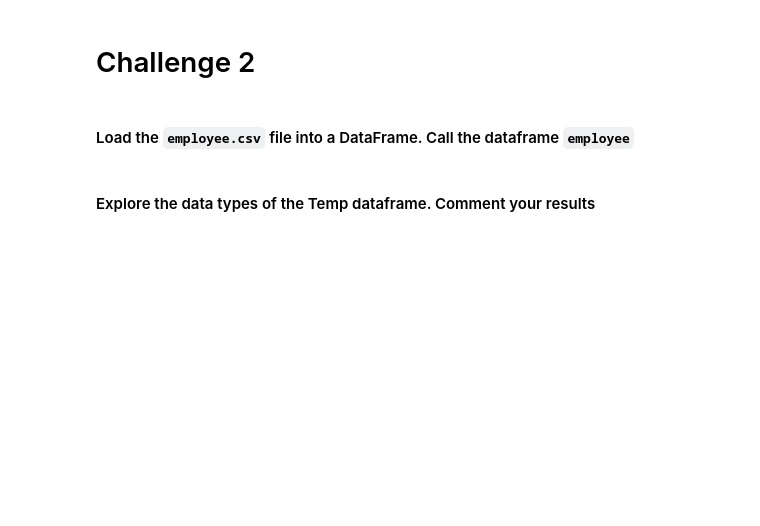
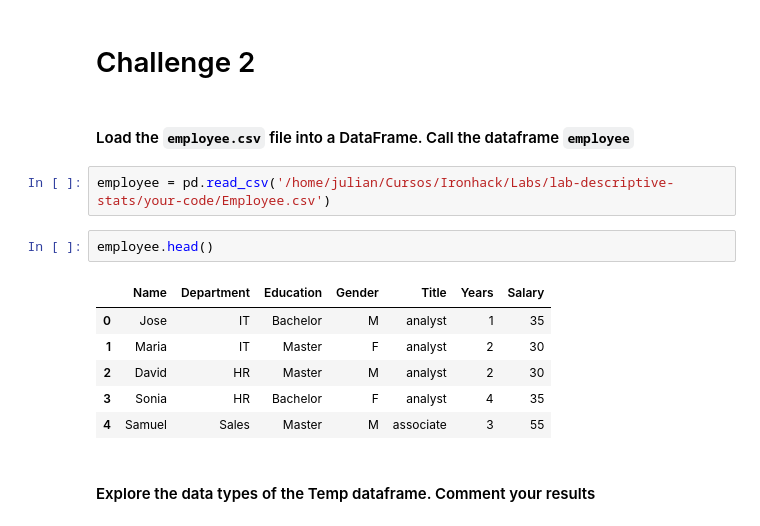
Before and after one commit to JulianTrufero/lab-descriptive-stats, a Jupyter notebook: your-code/main_2.ipynb, the cells around one changed output. Drawn from its saved outputs; the diff is of its cells as text; blank space fills up the shorter version.

```diff
--- a/your-code/main_2.ipynb
+++ b/your-code/main_2.ipynb
@@ -44,5 +133,16 @@ temp = pd.read_csv('/home/julian/Cursos/Ironhack/Labs/lab-descriptive-stats/your
 # Challenge 2
 # %% [markdown]
 #### Load the `employee.csv` file into a DataFrame. Call the dataframe `employee`
+# %%
+employee = pd.read_csv('/home/julian/Cursos/Ironhack/Labs/lab-descriptive-stats/your-code/Employee.csv')
+# %%
+employee.head()
+# %% [output]
+|  | Name | Department | Education | Gender | Title | Years | Salary |
+| 0 | Jose | IT | Bachelor | M | analyst | 1 | 35 |
+| 1 | Maria | IT | Master | F | analyst | 2 | 30 |
+| 2 | David | HR | Master | M | analyst | 2 | 30 |
+| 3 | Sonia | HR | Bachelor | F | analyst | 4 | 35 |
+| 4 | Samuel | Sales | Master | M | associate | 3 | 55 |
 # %% [markdown]
 #### Explore the data types of the Temp dataframe. Comment your results
```
Also changed, not shown: parts of 37 cells of this notebook.
